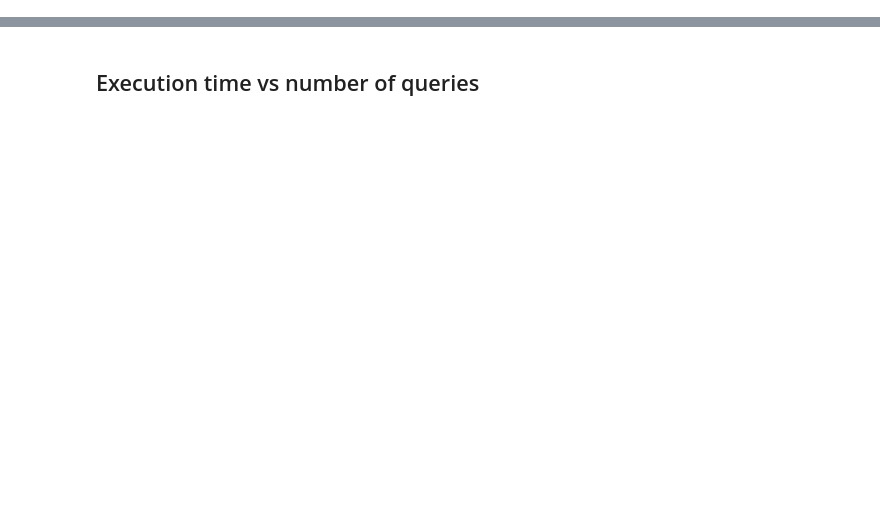
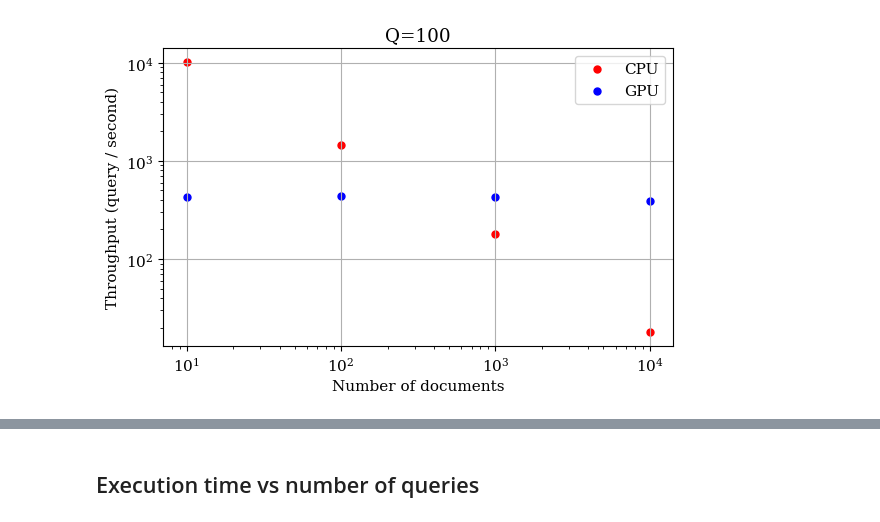
Before and after one commit to bdsaglam/mmi-713-project, a Jupyter notebook: nbs/visualize.ipynb, the cells around one changed output, grey strips where cells are left out. Cells and saved outputs as stored; diff of their text form; code cells hidden in the pictures; blank space fills up the shorter version.

```diff
--- a/nbs/visualize.ipynb
+++ b/nbs/visualize.ipynb
@@ -123,0 +113,29 @@ plot_execution_time_per_n_docs(agg_df, 100);
+# %%
+def plot_throughput_vs_n_docs(agg_df, n_queries):
+    mask = agg_df['n_queries']==n_queries
+    # mask = np.ones(len(agg_df))
+
+    # Plotting
+    fig, ax = plt.subplots(figsize=(6, 4))
+
+    ax.scatter(agg_df.loc[cpu_mask&mask, 'n_docs'], agg_df.loc[cpu_mask&mask, 'throughput']+1e-3, label='CPU', marker='.', s=100, c='red')
+
+    ax.scatter(agg_df.loc[gpu_mask&mask, 'n_docs'], agg_df.loc[gpu_mask&mask, 'throughput'], label='GPU', marker='.', s=100, c='blue')
+
+    ax.set_title(f'Q={n_queries}')
+    ax.set_ylabel('Throughput (query / second)')
+    ax.set_xlabel('Number of documents')
+
+    ax.set_xscale("log")
+    ax.set_yscale("log")
+    ax.grid(True)
+    ax.legend(loc='best')
+    plt.tight_layout()
+
+    return fig
+# %%
+n_queries=100
+fig = plot_throughput_vs_n_docs(agg_df, n_queries=n_queries);
+fig.savefig(f'figures/throughput-vs-n-docs-q{n_queries}.png', dpi=300)
+# %% [output]
+[figure, added]
```
Also changed, not shown: parts of 23 cells of this notebook, 1 other file.
